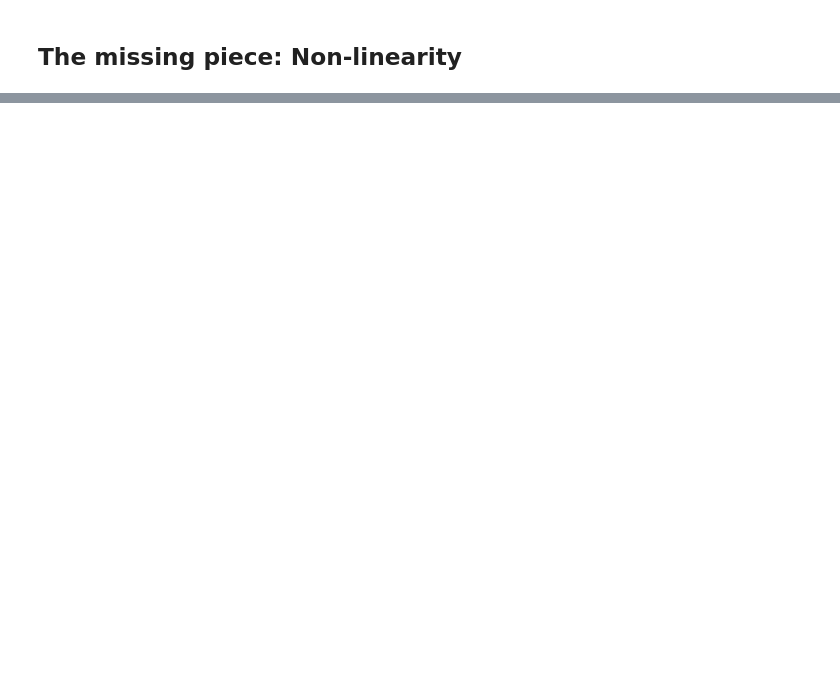
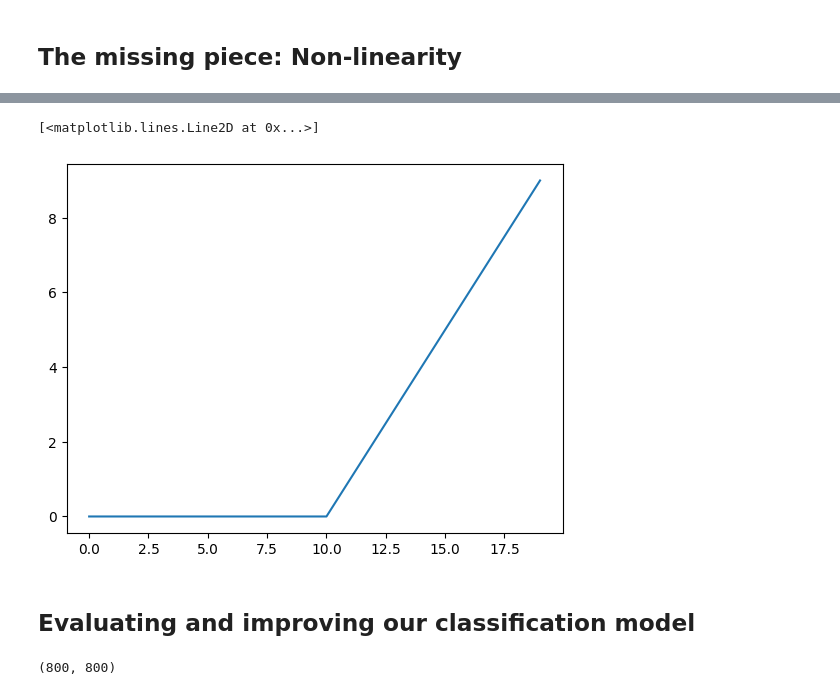
Before and after one commit to VBsaini/deepLearning-ZTM, a Jupyter notebook: 02_neural_network_classification.ipynb, the cells around one changed output, grey strips where cells are left out. Cells and saved outputs as stored; diff of their text form; code cells hidden in the pictures; blank space fills up the shorter version.

Commit message:
done classification section

```diff
--- a/02_neural_network_classification.ipynb
+++ b/02_neural_network_classification.ipynb
@@ -290,0 +315,18 @@ Binary
+# %%
+# lets recreate relu
+def relu(X):
+  return tf.maximum(X, 0)
+
+plt.plot(relu(A))
+# %% [output]
+[<matplotlib.lines.Line2D at 0x...>]
+[figure, added]
+# %% [markdown]
+## Evaluating and improving our classification model
+# %%
+from sklearn.model_selection import train_test_split
+
+X_train, X_test, y_train, y_test = train_test_split(X, y, test_size=0.2)
+len(X_train), len(y_train)
+# %% [output]
+(800, 800)
```
Also changed, not shown: parts of 74 cells of this notebook.
